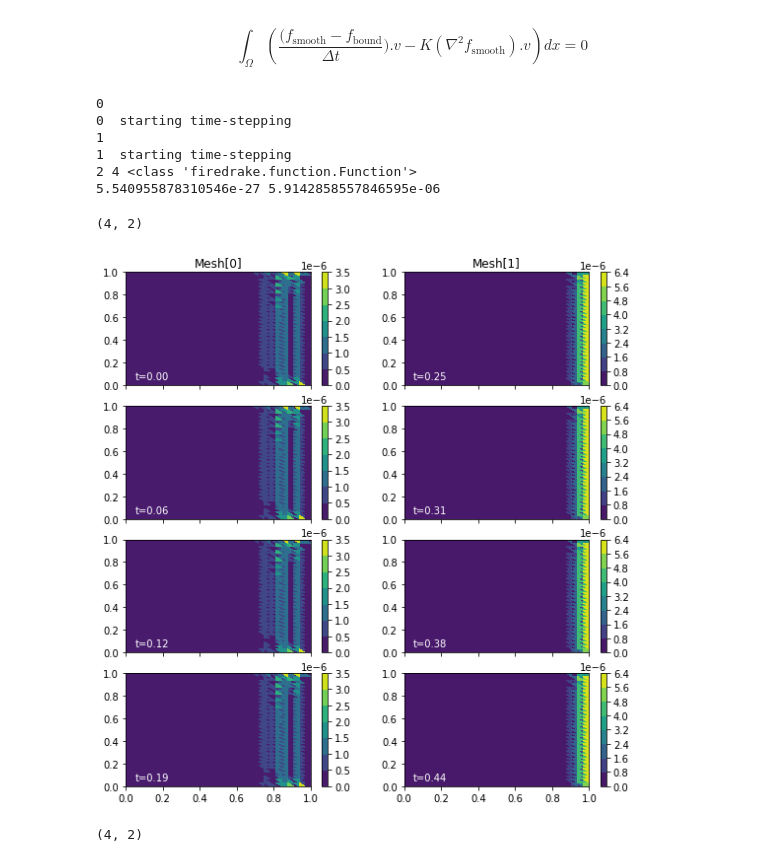
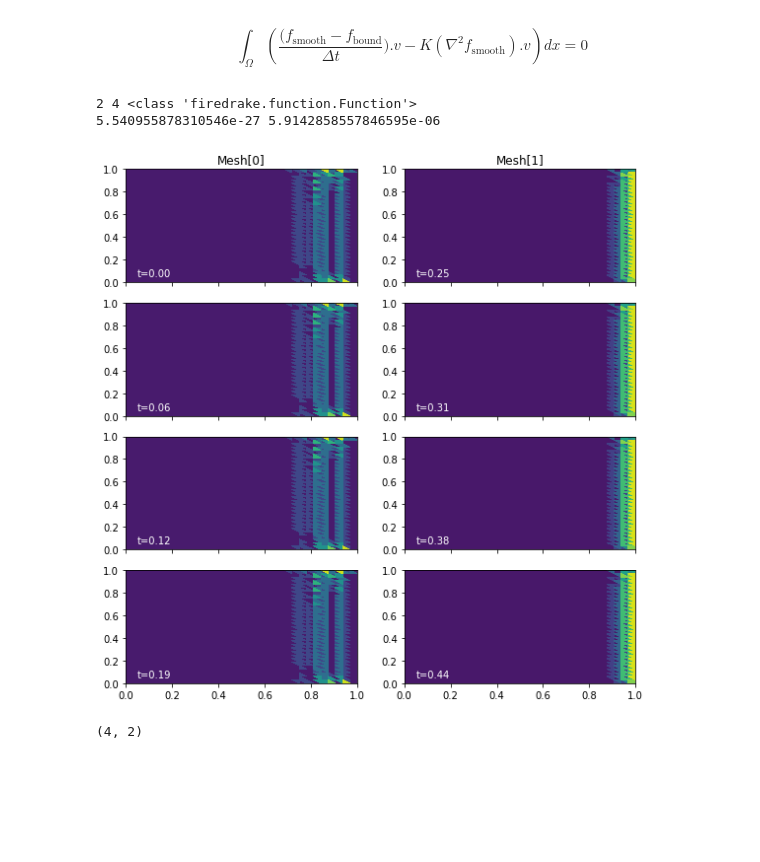
Before and after one commit to acse-akm121/oceans_goma, a Jupyter notebook: goma/src/GoalOrientedExample.ipynb, the cells around one changed output. Cells and saved outputs as stored; diff of their text form; code cells hidden in the pictures; blank space fills up the shorter version.

```diff
--- a/goma/src/GoalOrientedExample.ipynb
+++ b/goma/src/GoalOrientedExample.ipynb
@@ -567,8 +567,9 @@ N = 40     # Just taking the value from the paper
 # j = 0
 smoothed_fns = []
 P = mesh_seq.time_partition
+num_smooth = 1
 for i in range(len(funcs)):
-    print(i)
+#     print(i)
     fns = []
     function_space = funcs[i][0].function_space()
     dt = P.timesteps[i]
@@ -583,35 +584,31 @@ for i in range(len(funcs)):
          inner(f_smooth - f_bound / dt, v)  -
          K * (inner(dot(nabla_grad(f_smooth), nabla_grad(f_smooth)), v))
         ) * dx
-    print(i, " starting time-stepping")
+#     print(i, " starting time-stepping")
     for j in range(len(funcs[i])): # this should be the same as while t < t_end - 1e-5:
         f_bound.assign(funcs[i][j])
-        # Potentially have a k-loop here and smooth N times?
-        solve(F == 0, f_smooth)
+        for k in range(num_smooth):
+            # Potentially have a k-loop here and smooth N times?
+            solve(F == 0, f_smooth)
+            t += dt
+            f_bound.assign(f_smooth)
         fns.append(Function(function_space, val=f_smooth.dat.data))
-        t += dt
-
     smoothed_fns.append(fns)
 
 print(len(smoothed_fns), len(smoothed_fns[0]), type(smoothed_fns[0][0]))
 print(np.min(smoothed_fns[-1][-1].dat.data), np.max(smoothed_fns[-1][-1].dat.data))
 # %% [output]
-0
-0  starting time-stepping
-1
-1  starting time-stepping
 2 4 <class 'firedrake.function.Function'>
 5.540955878310546e-27 5.9142858557846595e-06
 # %%
 fig, axs, tcs = plot_indicator_snapshots(smoothed_fns, time_partition, cmap='viridis', figsize=figsize)
 # print(len(tcs[0]))
-print(axs.shape)
-for i in range(axs.shape[1]):
-    for j in range(axs.shape[0]):
-        fig.colorbar(tcs[i][j], ax=axs[j, i])
+# print(axs.shape)
+# for i in range(axs.shape[1]):
+#     for j in range(axs.shape[0]):
+#         fig.colorbar(tcs[i][j], ax=axs[j, i])
 # %% [output]
-(4, 2)
-[figure, old version]
+[figure, new version]
 # %%
 fig, axs, tcs = plot_indicator_snapshots(funcs, time_partition, cmap='viridis', figsize=figsize)
 print(axs.shape)
```
Also changed, not shown: 1 other file.
